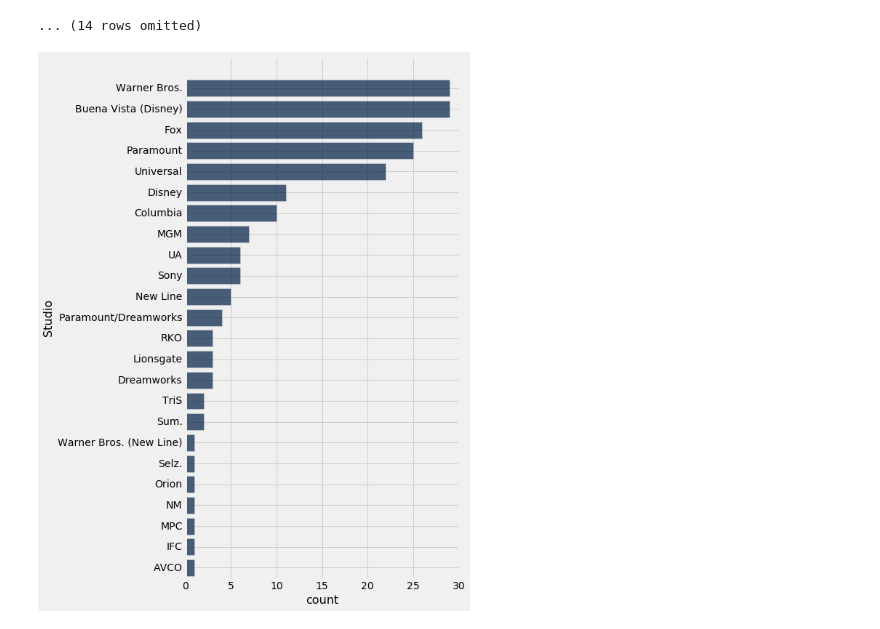
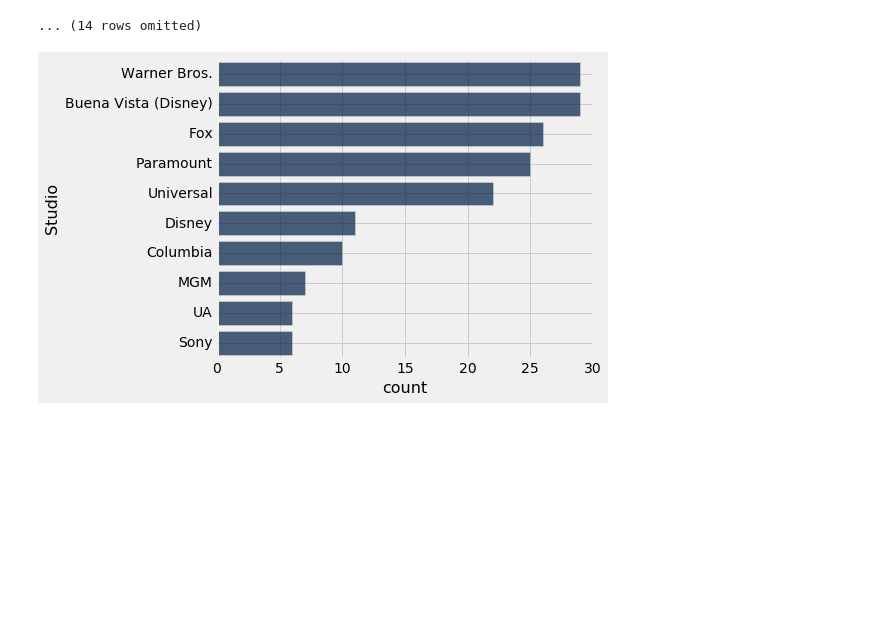
Before and after one commit to XiaoliSun11235/lecturenotes-su17, a Jupyter notebook: notes/lec08.ipynb, the cells around one changed output. Drawn from its saved outputs; the diff is of its cells as text; code cells hidden in the pictures; blank space fills up the shorter version.

```diff
--- a/notes/lec08.ipynb
+++ b/notes/lec08.ipynb
@@ -166,6 +287,6 @@ studios
 | MPC | 1 |
 ... (14 rows omitted)
 # %%
-studios.sort('count', descending=True).barh('Studio')
+studios.sort('count', descending=True).take(np.arange(10)).barh('Studio')
 # %% [output]
-[figure, old version]
+[figure, new version]
```
Also changed, not shown: parts of 13 cells of this notebook, 8 other files.
